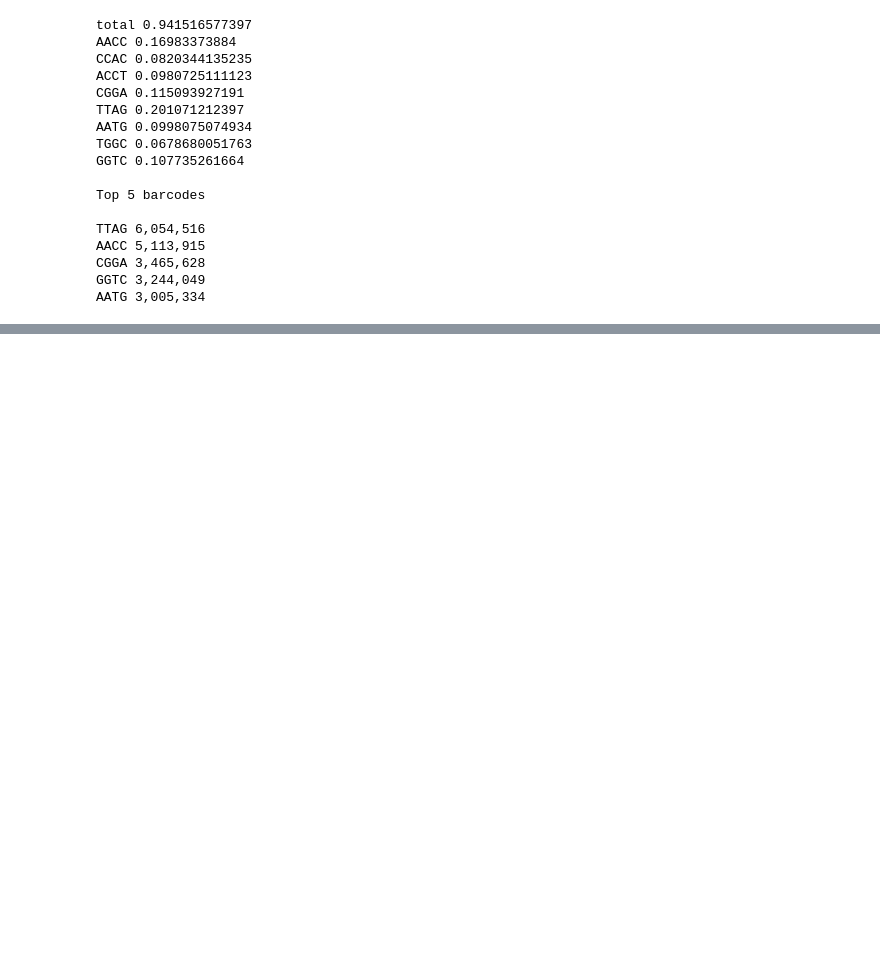
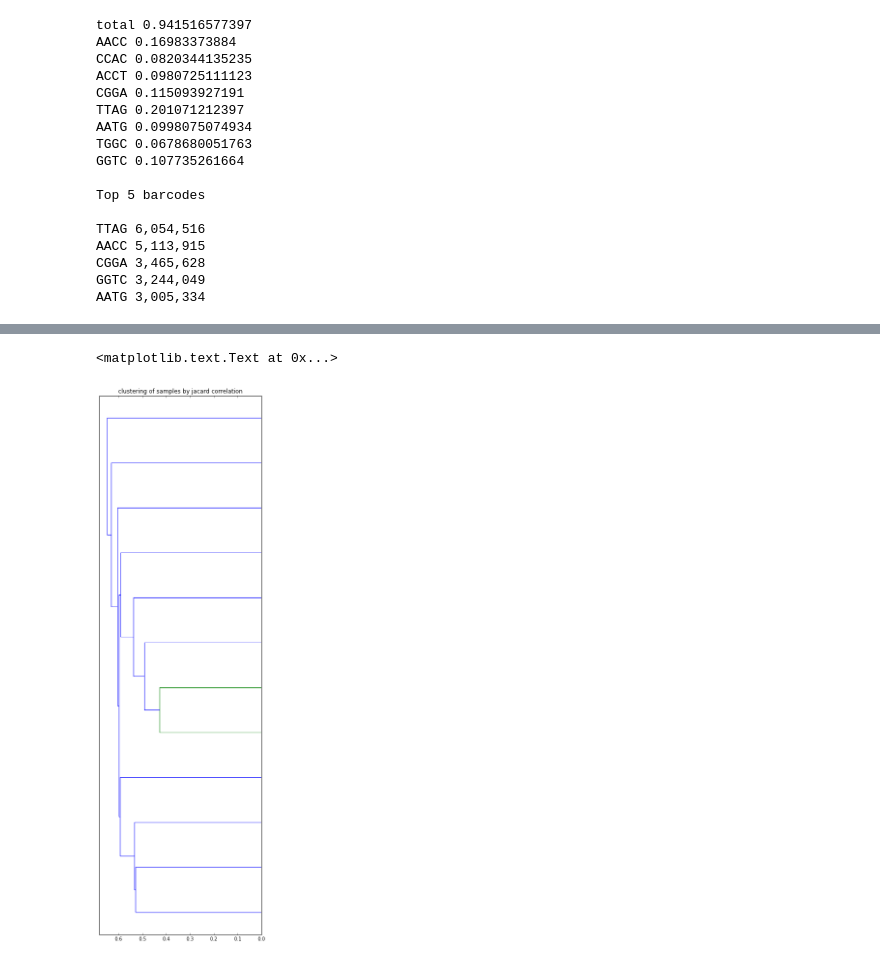
Before and after one commit to gpratt/iPython_Notebook, a Jupyter notebook: iclip_encode_analysis.ipynb, the cells around one changed output, grey strips where cells are left out. Saved outputs shown, nothing was run; the diff lists cells and outputs as text; code cells hidden in the pictures; blank space fills up the shorter version.

```diff
--- a/iclip_encode_analysis.ipynb
+++ b/iclip_encode_analysis.ipynb
@@ -337,0 +424,5 @@ AATG 3,005,334
+# %%
+for name, bed in sorted(beds.items()):
+    name = name.split(".")[:2]
+    name[0] = name[0].split("_")[0]
+    print ".".join(name), len(bed)
@@ -337,0 +447,23 @@ AATG 3,005,334
+# %%
+beds = !ls /nas3/gpratt/projects/encode/data/combined//*.peaks.bed
+beds = {".".join(os.path.basename(bed).split(".")[:2]) : pybedtools.BedTool(bed).merge().saveas() for bed in beds}
+# %%
+jaccard_dict = {}
+for name1, bed1 in beds.items():
+    jaccard_dict[name1] = {}
+    for name2, bed2 in beds.items():
+        !cat $bed1.fn $bed2.fn > tmp.bed
+        union = !mergeBed -i tmp.bed | wc -l
+        jaccard_dict[name1][name2] = len(bed1.intersect(bed2, u=True)) / float(union[0])
+
+jaccard_frame = pd.DataFrame(jaccard_dict)
+# %%
+figsize(6,20)
+y_events = scipy.spatial.distance.pdist(jaccard_frame)
+Z_events = scipy.cluster.hierarchy.linkage(y_events)
+d_events = scipy.cluster.hierarchy.dendrogram(Z_events, orientation='right', distance_sort='descending', no_labels=True)
+event_order = d_events['leaves'][::-1]
+title("clustering of samples by jacard correlation")
+# %% [output]
+<matplotlib.text.Text at 0x...>
+[figure, added]
```
Also changed, not shown: parts of 50 cells of this notebook.
